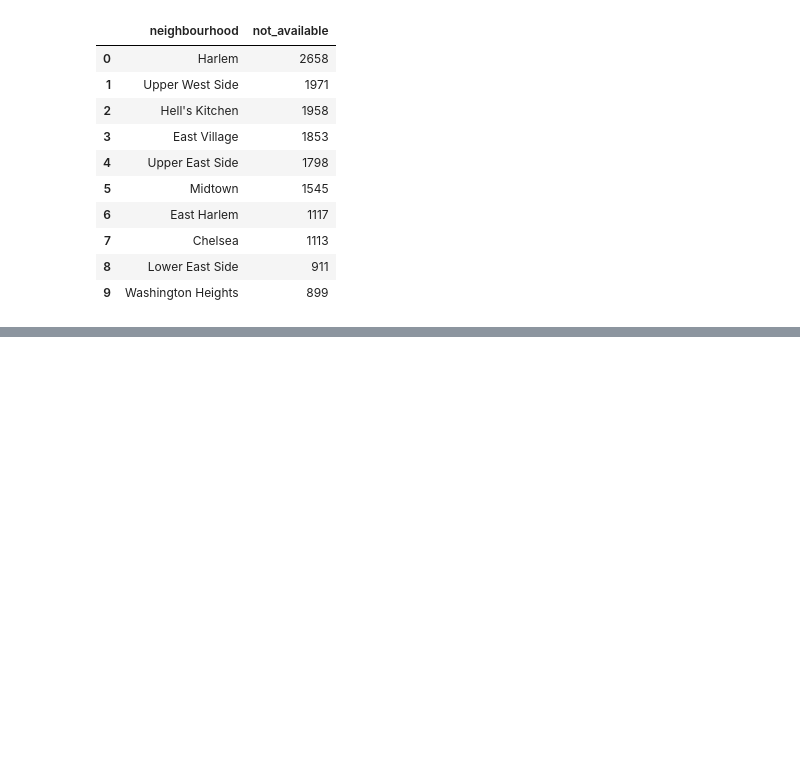
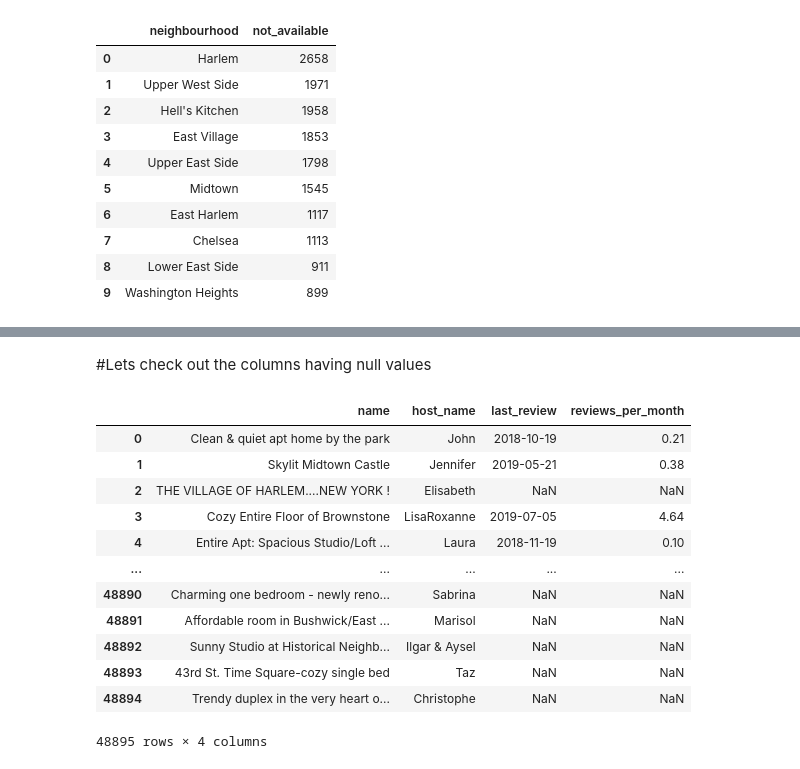
Before and after one commit to dil150898/Airbnb-EDA, a Jupyter notebook: Airbnb_Bookings_Analysis_Capstone_Project.ipynb, the cells around one changed output, grey strips where cells are left out. Drawn from its saved outputs; the diff is of its cells as text; code cells hidden in the pictures; blank space fills up the shorter version.

```diff
--- a/Airbnb_Bookings_Analysis_Capstone_Project.ipynb
+++ b/Airbnb_Bookings_Analysis_Capstone_Project.ipynb
@@ -203,0 +197,18 @@ a=df[df['host_name']=='Laura'].groupby(['room_type']).size().reset_index()"""
+# %% [markdown]
+#Lets check out the columns having null values
+# %%
+df.loc[:,df.isna().sum()!=0]
+# %% [output]
+|  | name | host_name | last_review | reviews_per_month |
+| 0 | Clean & quiet apt home by the park | John | 2018-10-19 | 0.21 |
+| 1 | Skylit Midtown Castle | Jennifer | 2019-05-21 | 0.38 |
+| 2 | THE VILLAGE OF HARLEM....NEW YORK ! | Elisabeth | NaN | NaN |
+| 3 | Cozy Entire Floor of Brownstone | LisaRoxanne | 2019-07-05 | 4.64 |
+| 4 | Entire Apt: Spacious Studio/Loft ... | Laura | 2018-11-19 | 0.10 |
+| ... | ... | ... | ... | ... |
+| 48890 | Charming one bedroom - newly reno... | Sabrina | NaN | NaN |
+| 48891 | Affordable room in Bushwick/East ... | Marisol | NaN | NaN |
+| 48892 | Sunny Studio at Historical Neighb... | Ilgar & Aysel | NaN | NaN |
+| 48893 | 43rd St. Time Square-cozy single bed | Taz | NaN | NaN |
+| 48894 | Trendy duplex in the very heart o... | Christophe | NaN | NaN |
+48895 rows × 4 columns
```
Also changed, not shown: parts of 16 cells of this notebook.
